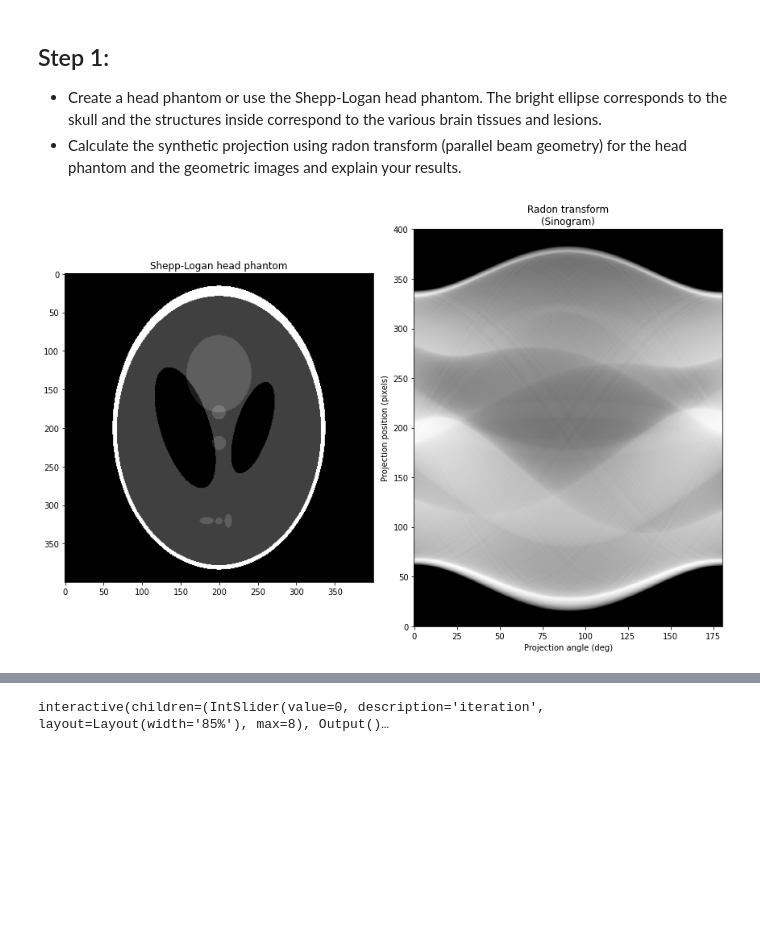
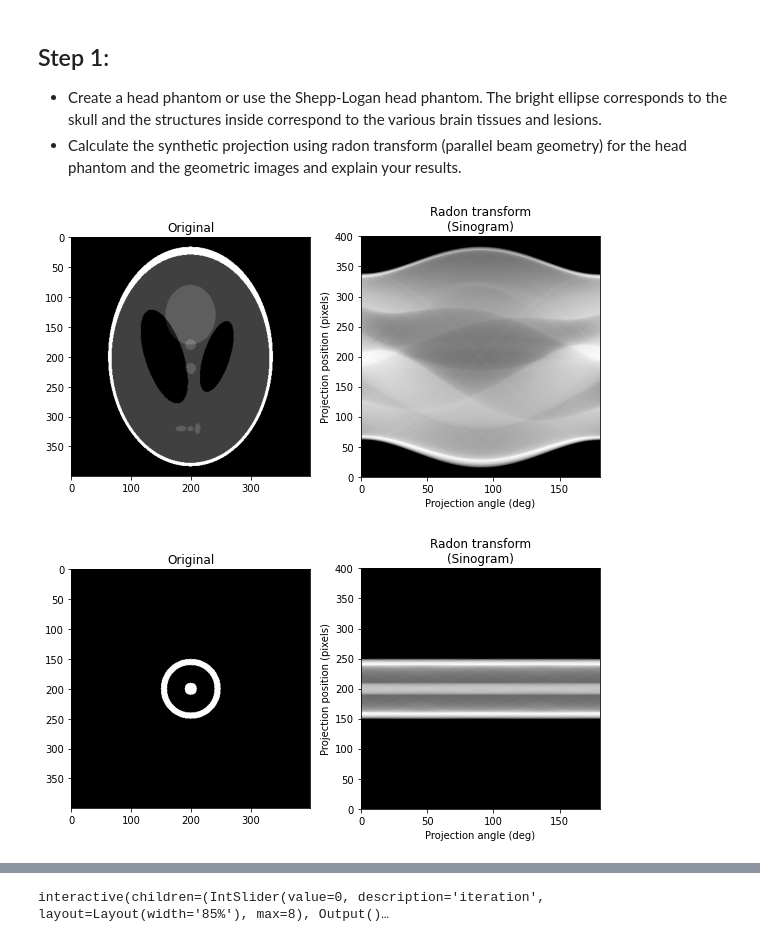
Before and after one commit to livneor207/helfcare, a Jupyter notebook: HW1/HW1_Notebook.ipynb, the cells around one changed output, grey strips where cells are left out. Drawn from its saved outputs; the diff is of its cells as text; code cells hidden in the pictures; blank space fills up the shorter version.

```diff
--- a/HW1/HW1_Notebook.ipynb
+++ b/HW1/HW1_Notebook.ipynb
@@ -21,22 +26,0 @@ image = shepp_logan_phantom()
-# %%
-fig, (ax1, ax2) = plt.subplots(1, 2, figsize=(12, 8))
-
-# Generate a plot for the original
-ax1.set_title("Shepp-Logan head phantom")
-ax1.imshow(image, cmap=plt.cm.Greys_r)
-
-# Generate the sinogram
-theta = np.linspace(0., 180., max(image.shape), endpoint=False)
-sinogram = radon(image, theta=theta)
-dx, dy = 0.5 * 180.0 / max(image.shape), 0.5 / sinogram.shape[0]
-ax2.set_title("Radon transform\n(Sinogram)")
-ax2.set_xlabel("Projection angle (deg)")
-ax2.set_ylabel("Projection position (pixels)")
-ax2.imshow(sinogram, cmap=plt.cm.Greys_r,
-           extent=(-dx, 180.0 + dx, -dy, sinogram.shape[0] + dy),
-           aspect='auto')
-
-fig.tight_layout()
-plt.show()
-# %% [output]
-[figure, removed]
@@ -42,0 +46,33 @@ plt.show()
+# %%
+def generate_image_sinogram_comparation_plot(image):
+    ## Create the data to work with:
+    # - (Theta is a vector representing the different angles)
+    theta = np.linspace(0., 180., max(image.shape), endpoint=False)
+    sinogram = radon(image, theta=theta)
+
+    ## Create the plot
+    fig, (ax1, ax2) = plt.subplots(1, 2, figsize=(8, 4.5))
+
+    # define the original (left side)
+    ax1.set_title("Original")
+    ax1.imshow(image, cmap=plt.cm.Greys_r)
+
+    # define the sinogram (right side)
+    dx, dy = 0.5 * 180.0 / max(image.shape), 0.5 / sinogram.shape[0]
+    ax2.set_title("Radon transform\n(Sinogram)")
+    ax2.set_xlabel("Projection angle (deg)")
+    ax2.set_ylabel("Projection position (pixels)")
+    ax2.imshow(sinogram, cmap=plt.cm.Greys_r,
+               extent=(-dx, 180.0 + dx, -dy, sinogram.shape[0] + dy),
+               aspect='auto')
+    fig.tight_layout()
+    plt.show()
+    return
+# %%
+generate_image_sinogram_comparation_plot(image)
+# %% [output]
+[figure, added]
+# %%
+generate_image_sinogram_comparation_plot(create_circles_object(wanted_shape))
+# %% [output]
+[figure, added]
```
Also changed, not shown: parts of 11 cells of this notebook.
